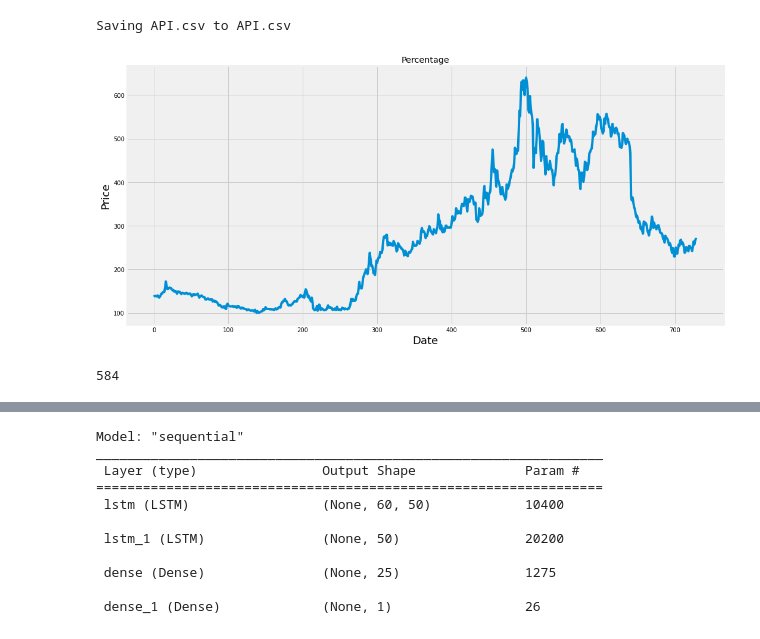
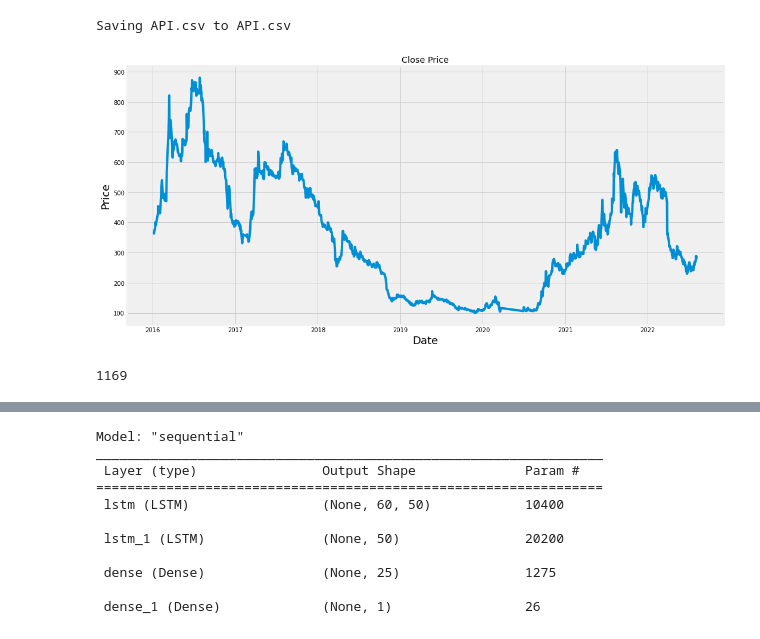
Before and after one commit to icarussfalls/API_LSTM, a Jupyter notebook: API.ipynb, the cells around one changed output, grey strips where cells are left out. Cells and saved outputs as stored; diff of their text form; code cells hidden in the pictures.

```diff
--- a/API.ipynb
+++ b/API.ipynb
@@ -18,27 +18,27 @@ uploaded = files.upload()
 Saving API.csv to API.csv
 # %%
 import io
-df = pd.read_csv(io.BytesIO(uploaded['API.csv']))
+df = pd.read_csv('API.csv', index_col = 'Date', parse_dates=True)
 # %%
 #visualize the closing price hostory
 plt.figure(figsize=(16,8))
-plt.title('Percentage')
-plt.plot(df['Price'])
+plt.title('Close Price')
+plt.plot(df['LTP'])
 plt.xlabel('Date', fontsize = 18)
 plt.ylabel('Price', fontsize = 18)
 plt.show()
 # %% [output]
-[figure, old version]
+[figure, new version]
 # %%
 #create a new dataframe with only the close column
-data = df.filter(['Price'])
+data = df.filter(['LTP'])
 #convert the dataframe to a numpy array
 dataset = data.values
 #get the number of rows to train the model on
 training_data_len = round(len(dataset)*  .80)
 training_data_len
 # %% [output]
-584
+1169
 # %%
 #scale the data
 #apply preprocessing input datas before feeding to lstm model
```
Also changed, not shown: parts of 14 cells of this notebook.
